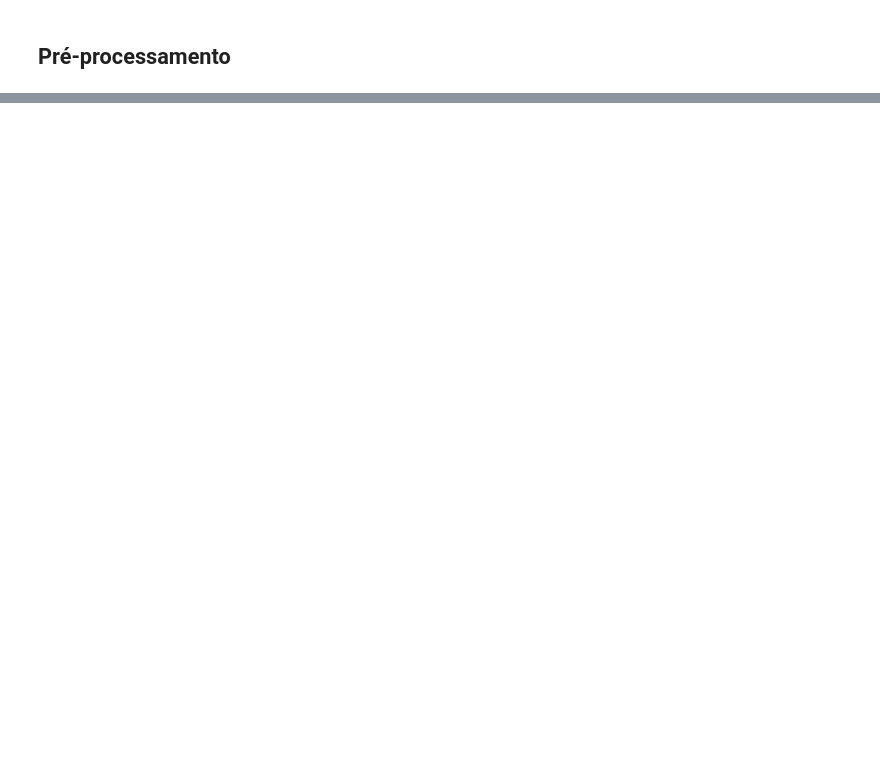
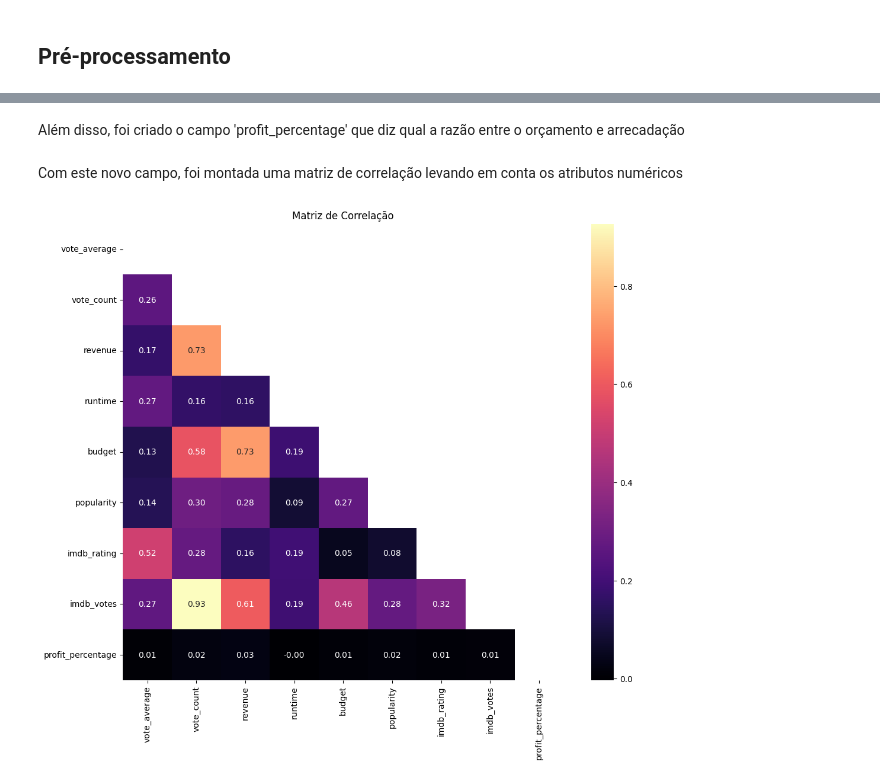
Before and after one commit to Marteldelfer/PISI3, a Jupyter notebook: Analise_exploratoria_TMDB.ipynb, the cells around one changed output, grey strips where cells are left out. Drawn from its saved outputs; the diff is of its cells as text; code cells hidden in the pictures; blank space fills up the shorter version.

```diff
--- a/Analise_exploratoria_TMDB.ipynb
+++ b/Analise_exploratoria_TMDB.ipynb
@@ -95,0 +94,5 @@ memory usage: 1.4+ MB
+# %%
+tmdb_clean_df = tmdb.dropna(subset=['title', 'genres', 'imdb_rating', 'imdb_votes', 'release_date'])
+tmdb_clean_df.tail()
+
+tmdb_clean_df.info()
@@ -95,0 +119,3 @@ memory usage: 1.4+ MB
+# %%
+tmdb_clean_df.reset_index(drop=True, inplace=True)
+tmdb_clean_df.info()
@@ -399,0 +169,3 @@ Moda: 16.201
+# %%
+tmdb_clean_df = tmdb_clean_df[tmdb_clean_df['budget'] != 0]
+tmdb_clean_df.info()
@@ -399,0 +190,25 @@ Moda: 16.201
+# %% [markdown]
+Além disso, foi criado o campo 'profit_percentage' que diz qual a razão entre o orçamento e arrecadação
+# %%
+tmdb_clean_df['profit_percentage'] = (((tmdb_clean_df['revenue'] - tmdb_clean_df['budget']) / tmdb_df['budget']) * 100)
+# %% [markdown]
+Com este novo campo, foi montada uma matriz de correlação levando em conta os atributos numéricos
+# %%
+import numpy as np
+import matplotlib.pyplot as plt
+import seaborn as sns
+
+# Seleciona apenas colunas numéricas, excluindo 'id'
+numeric_cols = tmdb_clean_df.select_dtypes(include=['number']).drop(columns=['id'], errors='ignore')
+
+# Calcula a matriz de correlação
+correlation_matrix = numeric_cols.corr()
+
+# Plota o mapa de calor da matriz de correlação com máscara para o triângulo superior
+plt.figure(figsize=(12, 10))
+mask = np.triu(np.ones_like(correlation_matrix, dtype=bool))
+sns.heatmap(correlation_matrix, annot=True, cmap='magma', fmt=".2f", mask=mask)
+plt.title('Matriz de Correlação')
+plt.show()
+# %% [output]
+[figure, added]
```
Also changed, not shown: parts of 24 cells of this notebook.
